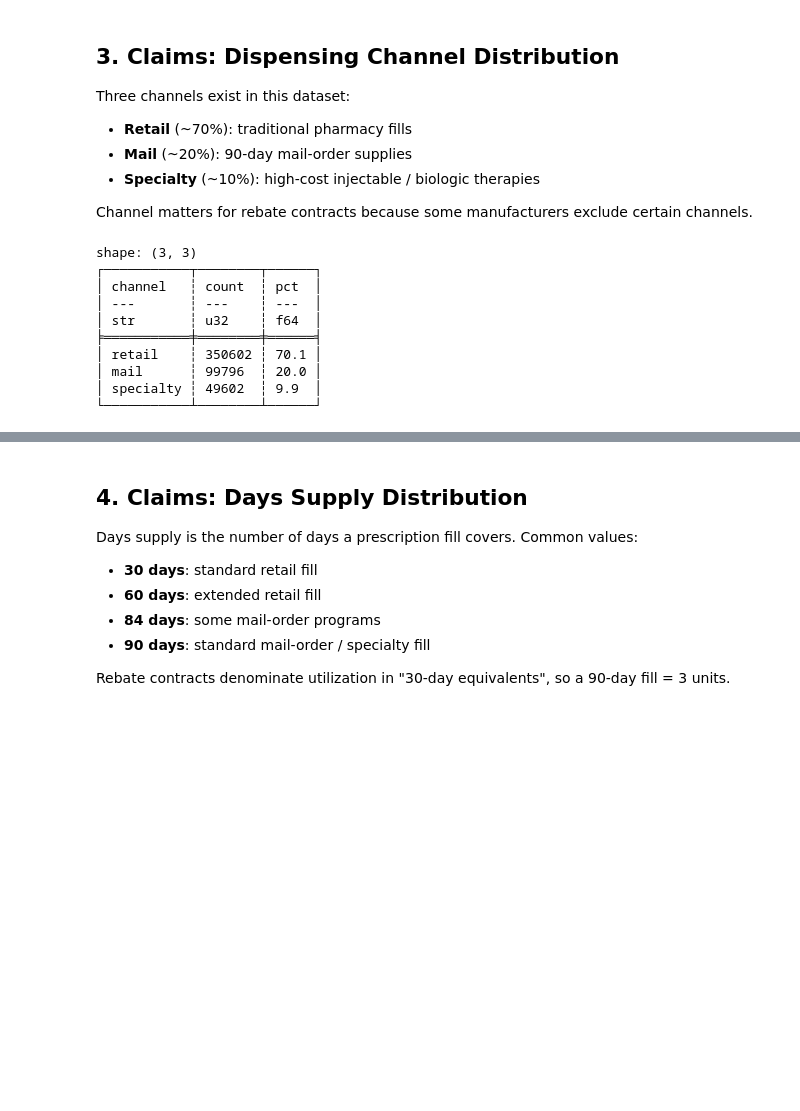
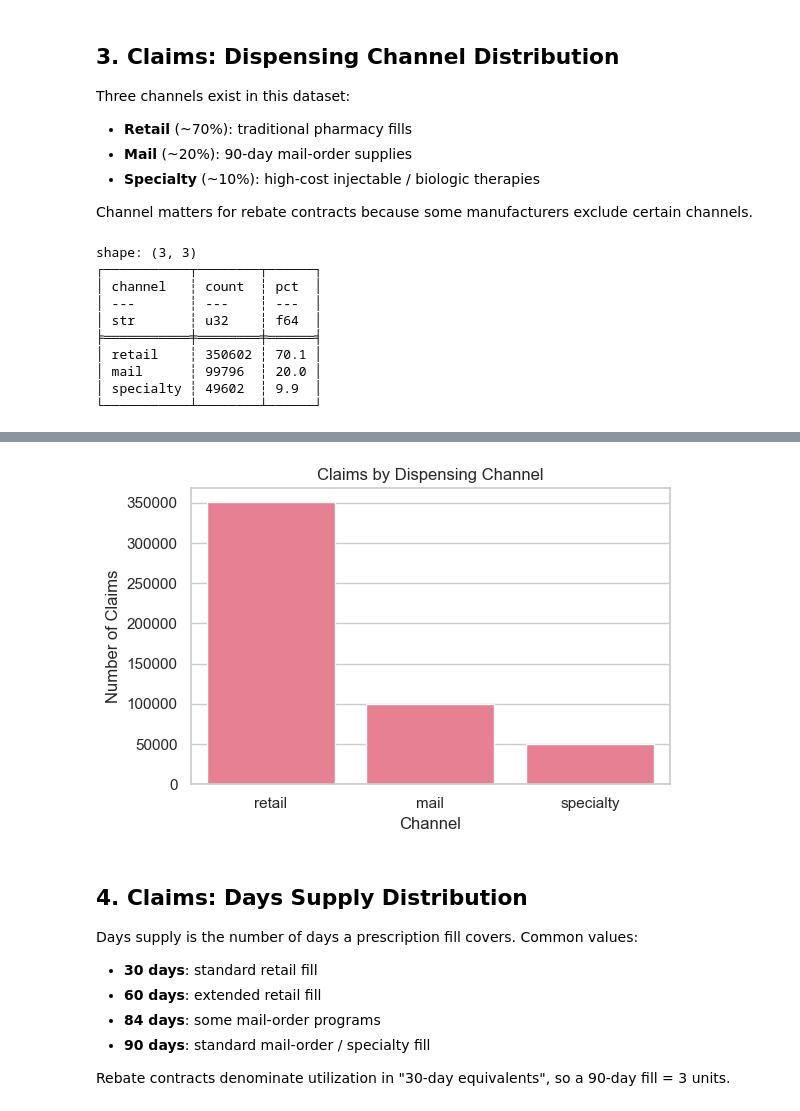
Before and after one commit to ZackLarsen/anomaly-detection, a Jupyter notebook: notebooks/01_generate_demo_data.ipynb, the cells around one changed output, grey strips where cells are left out. Cells and saved outputs as stored; diff of their text form; code cells hidden in the pictures; blank space fills up the shorter version.

```diff
--- a/notebooks/01_generate_demo_data.ipynb
+++ b/notebooks/01_generate_demo_data.ipynb
@@ -84,18 +82,15 @@ channel_counts = (
 
 print(channel_counts)
 
-chart = (
-    alt.Chart(channel_counts.to_pandas())
-    .mark_bar()
-    .encode(
-        x=alt.X("channel:N", sort="-y", title="Channel"),
-        y=alt.Y("count:Q", title="Number of Claims"),
-        color=alt.Color("channel:N", legend=None),
-        tooltip=["channel", "count", "pct"],
-    )
-    .properties(title="Claims by Dispensing Channel", width=400, height=300)
-)
-chart
+fig, ax = plt.subplots(figsize=(6, 4))
+channel_pd = channel_counts.to_pandas()
+sns.barplot(data=channel_pd, x="channel", y="count", ax=ax,
+            order=channel_pd.sort_values("count", ascending=False)["channel"])
+ax.set_title("Claims by Dispensing Channel")
+ax.set_xlabel("Channel")
+ax.set_ylabel("Number of Claims")
+plt.tight_layout()
+plt.show()
 # %% [output]
 shape: (3, 3)
 ┌───────────┬────────┬──────┐
@@ -111,3 +105,4 @@ shape: (3, 3)
+[figure, added]
 # %% [markdown]
 ## 4. Claims: Days Supply Distribution
 
```
Also changed, not shown: parts of 11 cells of this notebook.
